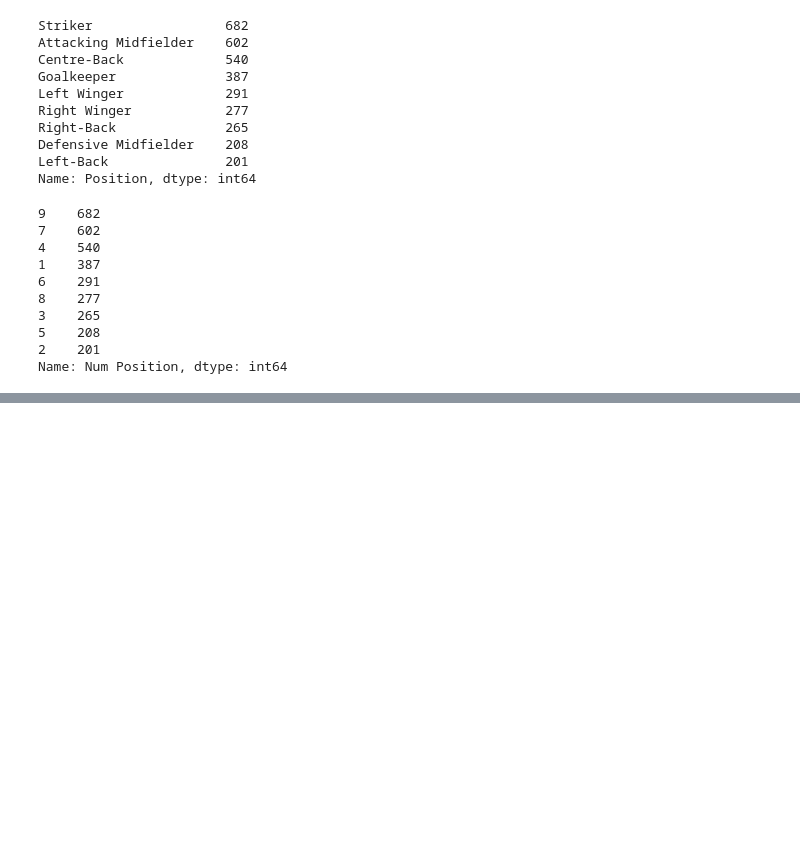
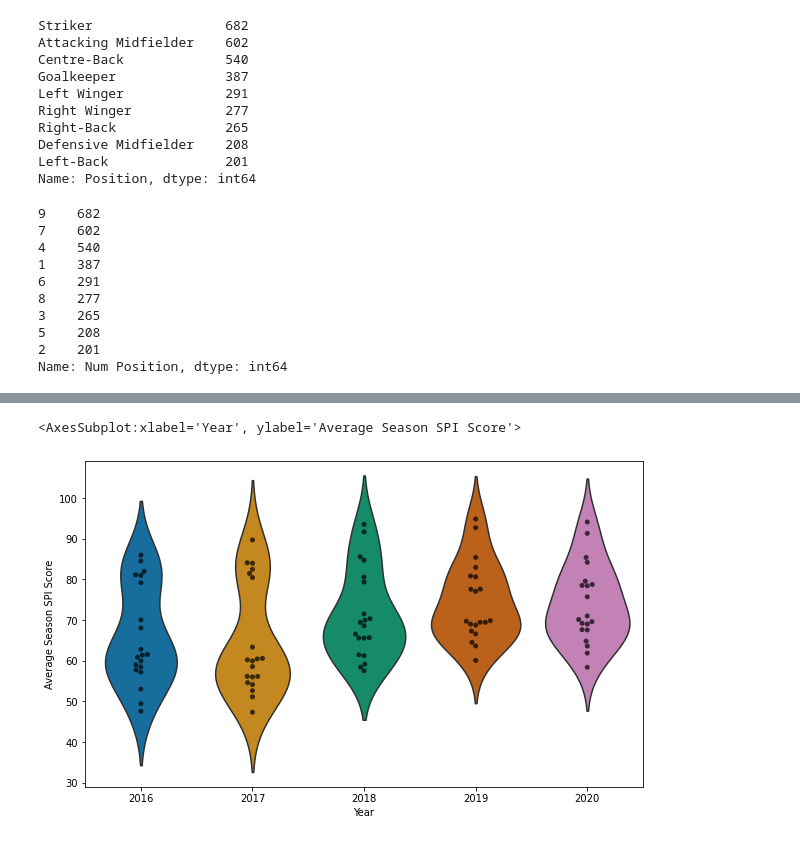
Before and after one commit to tdraths/transfers_capstone, a Jupyter notebook: notebooks/New_Features.ipynb, the cells around one changed output, grey strips where cells are left out. Saved outputs shown, nothing was run; the diff lists cells and outputs as text; code cells hidden in the pictures; blank space fills up the shorter version.

```diff
--- a/notebooks/New_Features.ipynb
+++ b/notebooks/New_Features.ipynb
@@ -481,7 +499,27 @@ def my_agg(x):
         'Average Home SPI Score': x['Average Home SPI Score'].mean(),
         'Average Away SPI Score': x['Average Away SPI Score'].mean(),
         'Average Season SPI Score': x['Average Season SPI Score'].mean(),
-        'Position - Most Purchased': x[x['Movement In/Out'] == 'in']['Num Position'].count()
+        'Most Purchased Position': get_most_frequent(x[x['Movement In/Out'] == 'in']['Position']),
+        'Position Max Spend': x.sort_values(by='Fee', ascending=False)['Position'].iloc[0],
+        'Position Min Spend': x.sort_values(by='Fee', ascending=True)['Position'].iloc[0],
+        'Average Spent on Goalkeeper': x[(x['Movement In/Out'] == 'in') &
+                                         (x['Position'] == 'Goalkeeper')]['Fee'].mean(),
+        'Average Spent on Left-Back': x[(x['Movement In/Out'] == 'in') &
+                                         (x['Position'] == 'Left-Back')]['Fee'].mean(),
+        'Average Spent on Right-Back': x[(x['Movement In/Out'] == 'in') &
+                                         (x['Position'] == 'Right-Back')]['Fee'].mean(),
+        'Average Spent on Centre-Back': x[(x['Movement In/Out'] == 'in') &
+                                         (x['Position'] == 'Centre-Back')]['Fee'].mean(),
+        'Average Spent on Defensive Midfielder':x[(x['Movement In/Out'] == 'in') &
+                                         (x['Position'] == 'Defensive Midfielder')]['Fee'].mean(),
+        'Average Spent on Left Winger': x[(x['Movement In/Out'] == 'in') &
+                                         (x['Position'] == 'Left Winger')]['Fee'].mean(),
+        'Average Spent on Attacking Midfielder': x[(x['Movement In/Out'] == 'in') &
+                                         (x['Position'] == 'Attacking Midfielder')]['Fee'].mean(),
+        'Average Spent on Right Winger': x[(x['Movement In/Out'] == 'in') &
+                                         (x['Position'] == 'Right Winger')]['Fee'].mean(),
+        'Average Spent on Striker': x[(x['Movement In/Out'] == 'in') &
+                                         (x['Position'] == 'Striker')]['Fee'].mean()
     }
 
     return pd.Series(features)
@@ -541,4 +592 @@ Position - Most Purchased    float64
 dtype: object
-# %%
-df['Year'] = pd.to_datetime(df['Year'], format='%Y')
-df.describe()
@@ -554,0 +605,18 @@ df.describe()
+# %%
+df_2020 = df[df['Year'] == 2020]
+
+plt.figure(figsize=(10,6))
+sns.violinplot(x='Year',
+              y='Average Season SPI Score',
+              data=df,
+              inner=None,
+              palette= 'colorblind')
+
+sns.swarmplot(x='Year',
+              y='Average Season SPI Score',
+              data=df,
+              color='k',
+              alpha=0.7)
+# %% [output]
+<AxesSubplot:xlabel='Year', ylabel='Average Season SPI Score'>
+[figure, added]
```
Also changed, not shown: parts of 10 cells of this notebook.
